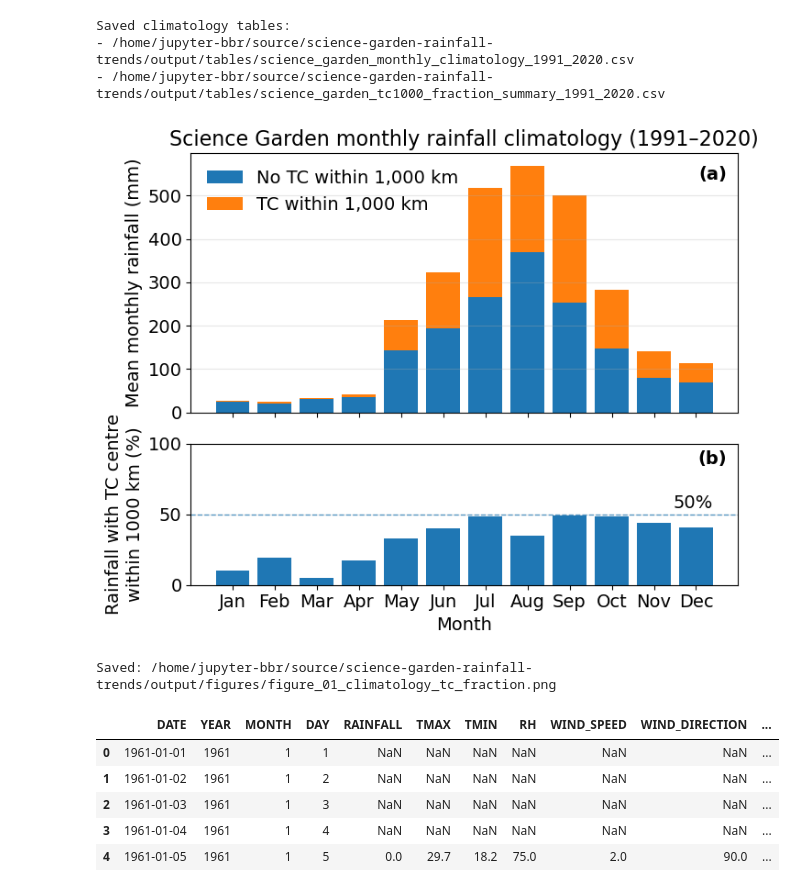
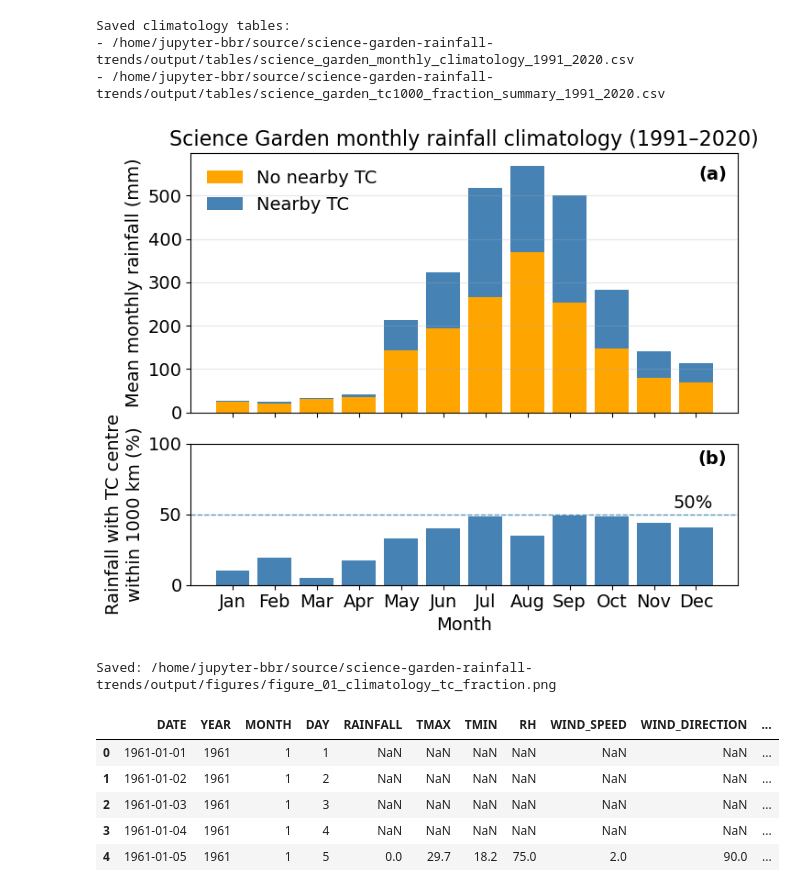
Before and after one commit to baracoma/science-garden-rainfall-trends, a Jupyter notebook: 02_analysis_and_figures.ipynb, the cells around one changed output. Saved outputs shown, nothing was run; the diff lists cells and outputs as text; code cells hidden in the pictures.

Commit message:
updated figure colors, and updated labels for no nearby TCs

```diff
--- a/02_analysis_and_figures.ipynb
+++ b/02_analysis_and_figures.ipynb
@@ -675,17 +675,34 @@ def add_panel_label(ax, label):
 
 ax = axes[0]
 
+# ax.bar(
+#     x,
+#     nontc_vals,
+#     label="No TC within 1,000 km",
+#     color="orange"
+# )
+
+# ax.bar(
+#     x,
+#     tc_vals,
+#     bottom=nontc_vals,
+#     label="TC within 1,000 km",
+#     color="steelblue"
+# )
+
 ax.bar(
     x,
     nontc_vals,
-    label="No TC within 1,000 km"
+    label="No nearby TC",
+    color="orange"
 )
 
 ax.bar(
     x,
     tc_vals,
     bottom=nontc_vals,
-    label="TC within 1,000 km"
+    label="Nearby TC",
+    color="steelblue"
 )
 
 ax.set_ylabel(
@@ -729,7 +746,8 @@ ax = axes[1]
 
 ax.bar(
     x,
-    fraction_vals
+    fraction_vals,
+    color="steelblue"
 )
 
 ax.axhline(
@@ -775,34 +793,34 @@ ax.tick_params(
 
 ax.text(
     11.4,
     52,
     "50%",
     ha="right",
     va="bottom",
     fontsize=ANNOTATION_FS
 )
 
 add_panel_label(
     ax,
     "(b)"
 )
 
 
 plt.tight_layout()
 
 plt.savefig(
     FIGURE_01_CLIMATOLOGY_ONLY_PATH,
     dpi=FIGURE_DPI,
     bbox_inches="tight"
 )
 
 plt.show()
 
 print(
     f"Saved: {FIGURE_01_CLIMATOLOGY_ONLY_PATH}"
 )
 # %% [output]
-[figure, old version]
+[figure, new version]
 Saved: /home/jupyter-bbr/source/science-garden-rainfall-trends/output/figures/figure_01_climatology_tc_fraction.png
 # %%
 df.head()
```
Also changed, not shown: parts of 19 cells of this notebook.
